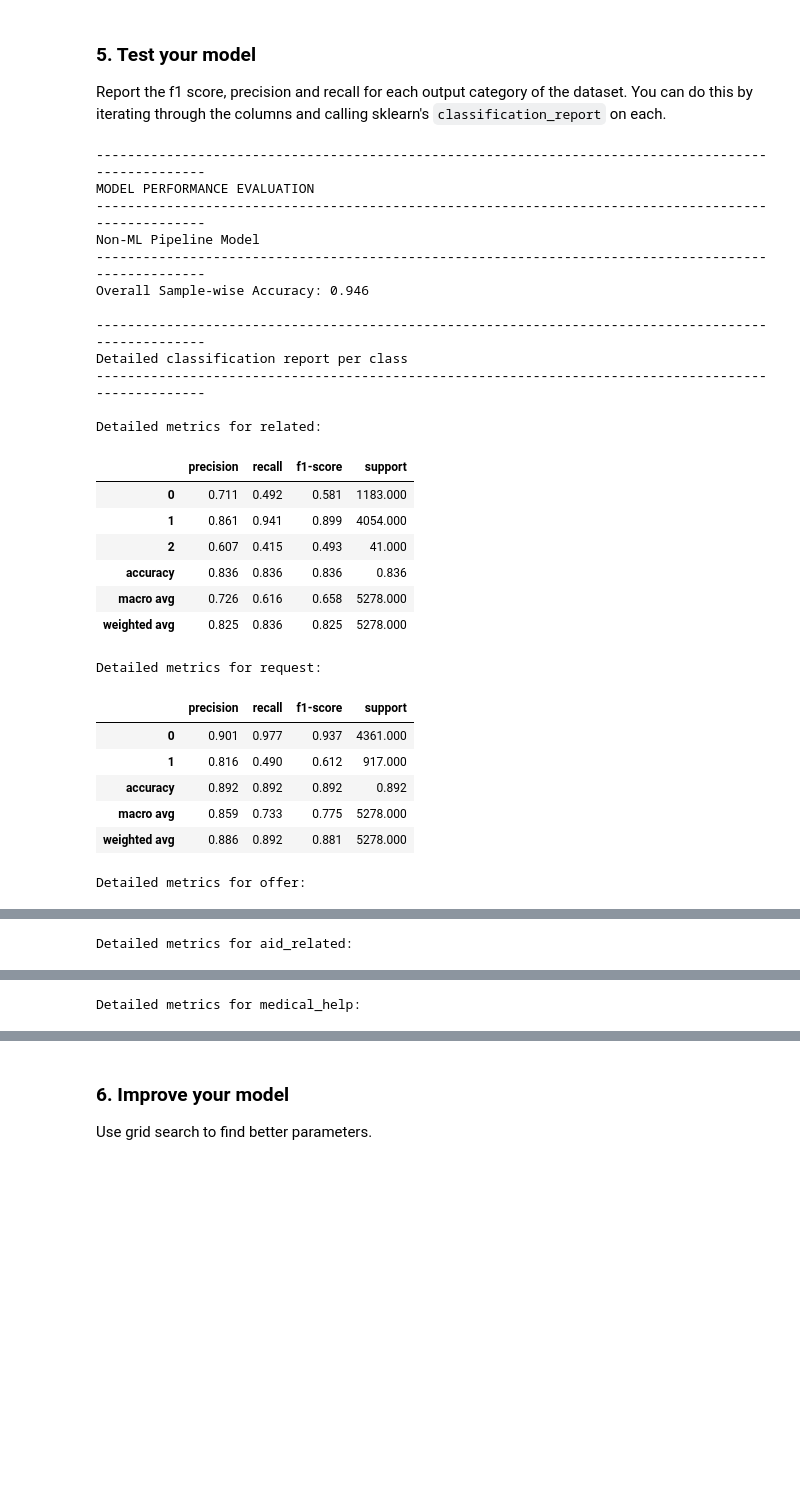
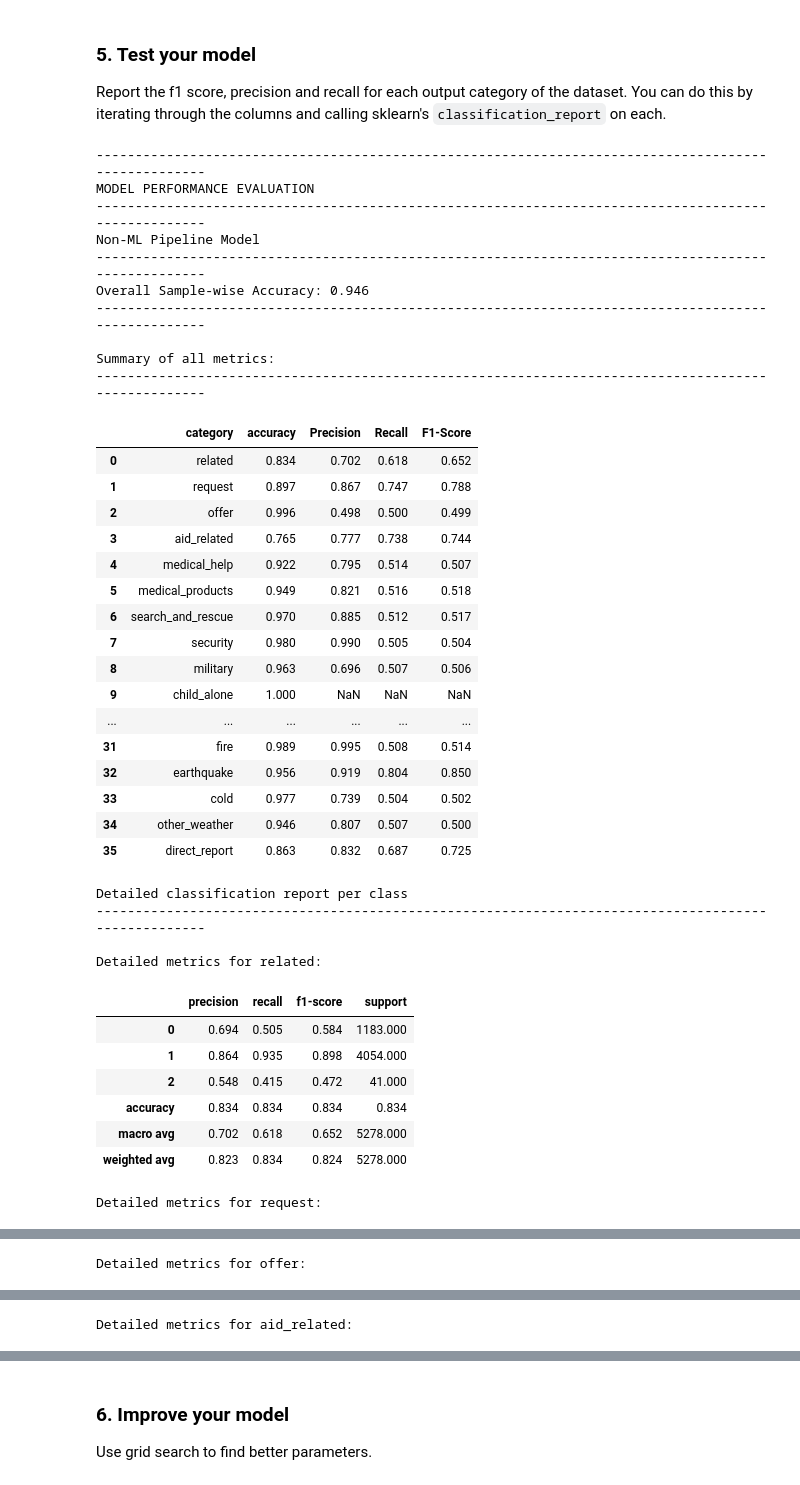
Before and after one commit to EmmanuelEzenwere/ERpager, a Jupyter notebook: workspace/ML Pipeline Preparation.ipynb, the cells around one changed output, grey strips where cells are left out. Cells and saved outputs as stored; diff of their text form; code cells hidden in the pictures; blank space fills up the shorter version.

```diff
--- a/workspace/ML Pipeline Preparation.ipynb
+++ b/workspace/ML Pipeline Preparation.ipynb
@@ -69,9 +69,3 @@ from sklearn.pipeline import FeatureUnion,Pipeline
 [nltk_data] Downloading package punkt_tab to
 [nltk_data]     /Users/emmanuele/nltk_data...
 [nltk_data]   Package punkt_tab is already up-to-date!
-# %%
-db_path = '../data/DisasterResponse.db'
-conn_engine = create_engine("sqlite:///"+db_path)
-    # Load data from a specific table into a DataFrame
-df = pd.read_sql_table("cleandata", con=conn_engine)
-display(df)
@@ -649,31 +687,43 @@ def evaluate_model(model, x_test, y_test, class_names):
 # %%
-y_pred, metrics_df = evaluate_model(model, X_test, y_test, classes)
+y_pred, metrics_df = model_evaluator(model, X_test, y_test, classes)
 # %% [output]
 ----------------------------------------------------------------------------------------------------
 MODEL PERFORMANCE EVALUATION
 ----------------------------------------------------------------------------------------------------
 Non-ML Pipeline Model
 ----------------------------------------------------------------------------------------------------
 Overall Sample-wise Accuracy: 0.946
-
-----------------------------------------------------------------------------------------------------
-Detailed classification report per class
 ----------------------------------------------------------------------------------------------------
 
-Detailed metrics for related:
+Summary of all metrics:
+----------------------------------------------------------------------------------------------------
-|  | precision | recall | f1-score | support |
-| 0 | 0.711 | 0.492 | 0.581 | 1183.000 |
-| 1 | 0.861 | 0.941 | 0.899 | 4054.000 |
-| 2 | 0.607 | 0.415 | 0.493 | 41.000 |
-| accuracy | 0.836 | 0.836 | 0.836 | 0.836 |
-| macro avg | 0.726 | 0.616 | 0.658 | 5278.000 |
-| weighted avg | 0.825 | 0.836 | 0.825 | 5278.000 |
+|  | category | accuracy | Precision | Recall | F1-Score |
+| 0 | related | 0.834 | 0.702 | 0.618 | 0.652 |
+| 1 | request | 0.897 | 0.867 | 0.747 | 0.788 |
+| 2 | offer | 0.996 | 0.498 | 0.500 | 0.499 |
+| 3 | aid_related | 0.765 | 0.777 | 0.738 | 0.744 |
+| 4 | medical_help | 0.922 | 0.795 | 0.514 | 0.507 |
+| 5 | medical_products | 0.949 | 0.821 | 0.516 | 0.518 |
+| 6 | search_and_rescue | 0.970 | 0.885 | 0.512 | 0.517 |
+| 7 | security | 0.980 | 0.990 | 0.505 | 0.504 |
+| 8 | military | 0.963 | 0.696 | 0.507 | 0.506 |
+| 9 | child_alone | 1.000 | NaN | NaN | NaN |
+| ... | ... | ... | ... | ... | ... |
+| 31 | fire | 0.989 | 0.995 | 0.508 | 0.514 |
+| 32 | earthquake | 0.956 | 0.919 | 0.804 | 0.850 |
+| 33 | cold | 0.977 | 0.739 | 0.504 | 0.502 |
+| 34 | other_weather | 0.946 | 0.807 | 0.507 | 0.500 |
+| 35 | direct_report | 0.863 | 0.832 | 0.687 | 0.725 |
-Detailed metrics for request:
+Detailed classification report per class
+----------------------------------------------------------------------------------------------------
+
+Detailed metrics for related:
 |  | precision | recall | f1-score | support |
-| 0 | 0.901 | 0.977 | 0.937 | 4361.000 |
-| 1 | 0.816 | 0.490 | 0.612 | 917.000 |
-| accuracy | 0.892 | 0.892 | 0.892 | 0.892 |
-| macro avg | 0.859 | 0.733 | 0.775 | 5278.000 |
-| weighted avg | 0.886 | 0.892 | 0.881 | 5278.000 |
+| 0 | 0.694 | 0.505 | 0.584 | 1183.000 |
+| 1 | 0.864 | 0.935 | 0.898 | 4054.000 |
+| 2 | 0.548 | 0.415 | 0.472 | 41.000 |
+| accuracy | 0.834 | 0.834 | 0.834 | 0.834 |
+| macro avg | 0.702 | 0.618 | 0.652 | 5278.000 |
+| weighted avg | 0.823 | 0.834 | 0.824 | 5278.000 |
-Detailed metrics for offer:
+Detailed metrics for request:
 |  | precision | recall | f1-score | support |
@@ -685,2 +735,2 @@ Detailed metrics for offer:
-Detailed metrics for aid_related:
+Detailed metrics for offer:
 |  | precision | recall | f1-score | support |
@@ -692,2 +742,2 @@ Detailed metrics for aid_related:
-Detailed metrics for medical_help:
+Detailed metrics for aid_related:
 |  | precision | recall | f1-score | support |
```
Also changed, not shown: parts of 18 cells of this notebook, 14 other files.
